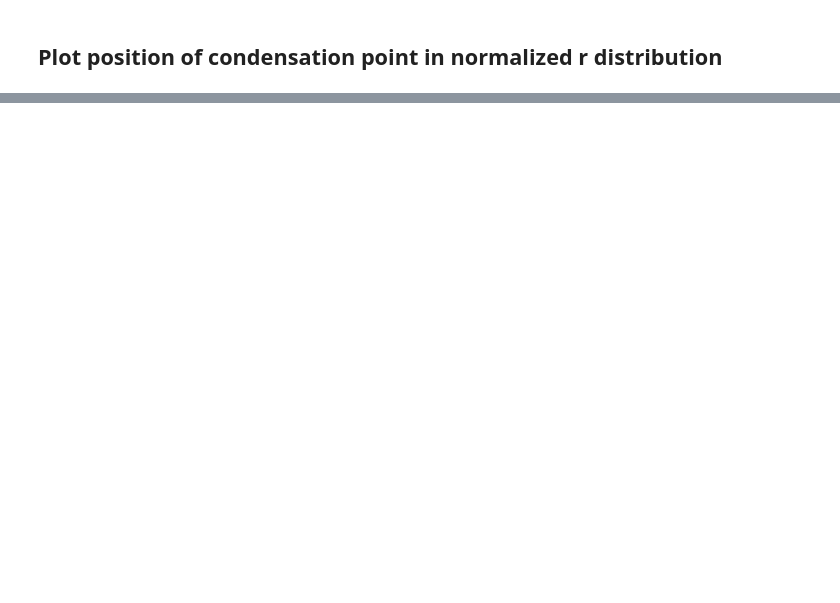
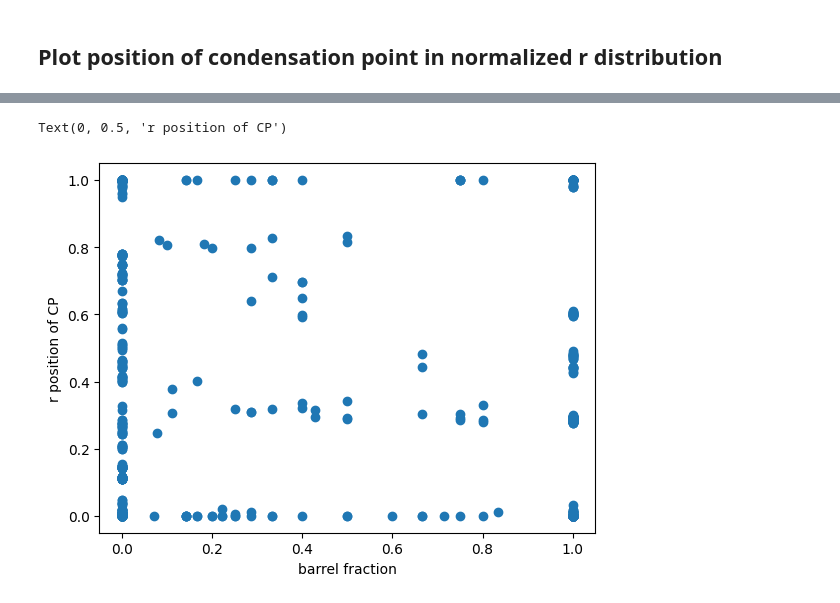
Before and after one commit to gnn-tracking/klieret-gnn-tracking-experiments, a Jupyter notebook: notebooks/0200_fixed_ec_condensation_points.ipynb, the cells around one changed output, grey strips where cells are left out. Drawn from its saved outputs; the diff is of its cells as text; code cells hidden in the pictures; blank space fills up the shorter version.

```diff
--- a/notebooks/0200_fixed_ec_condensation_points.ipynb
+++ b/notebooks/0200_fixed_ec_condensation_points.ipynb
@@ -135,0 +164,31 @@ Text(0, 0.5, 'count')
+# %%
+def barrel_frac_vs_r_position(inpt):
+    bfs = []
+    rps = []
+    for graph in inpt:
+        for pid in np.unique(graph["particle_id"]):
+            if pid <= 0:
+                continue
+            mask = graph["particle_id"] == pid
+            if mask.sum() < 3:
+                continue
+            beta = graph["beta"][mask]
+            cp_index = np.argmax(beta)
+            r = graph["r"][mask]
+            z = graph["z"][mask]
+
+            barrel_hits = np.abs(z) < (450 / 1000)
+            barrel_frac = barrel_hits.sum() / len(barrel_hits)
+            bfs.append(barrel_frac)
+            r_normalized = normalize_r(r)
+            rps.append(r_normalized[cp_index])
+    return np.array(bfs), np.array(rps)
+# %%
+bfs, rps = barrel_frac_vs_r_position(masked_study_input)
+fig, ax = plt.subplots()
+ax.scatter(bfs, rps)
+ax.set_xlabel("barrel fraction")
+ax.set_ylabel("r position of CP")
+# %% [output]
+Text(0, 0.5, 'r position of CP')
+[figure, added]
```
Also changed, not shown: parts of 15 cells of this notebook.
